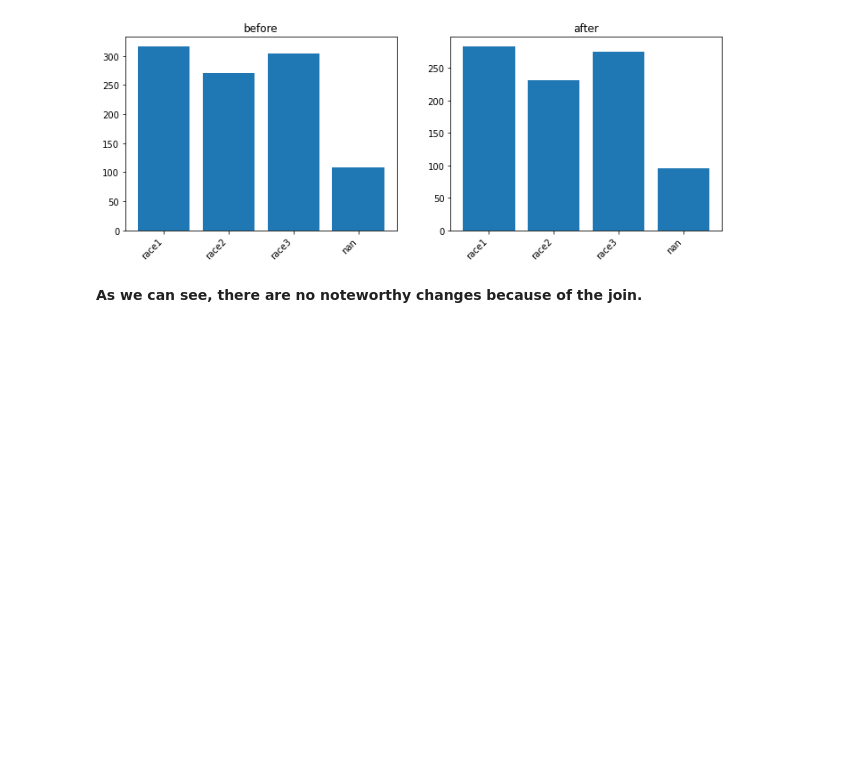
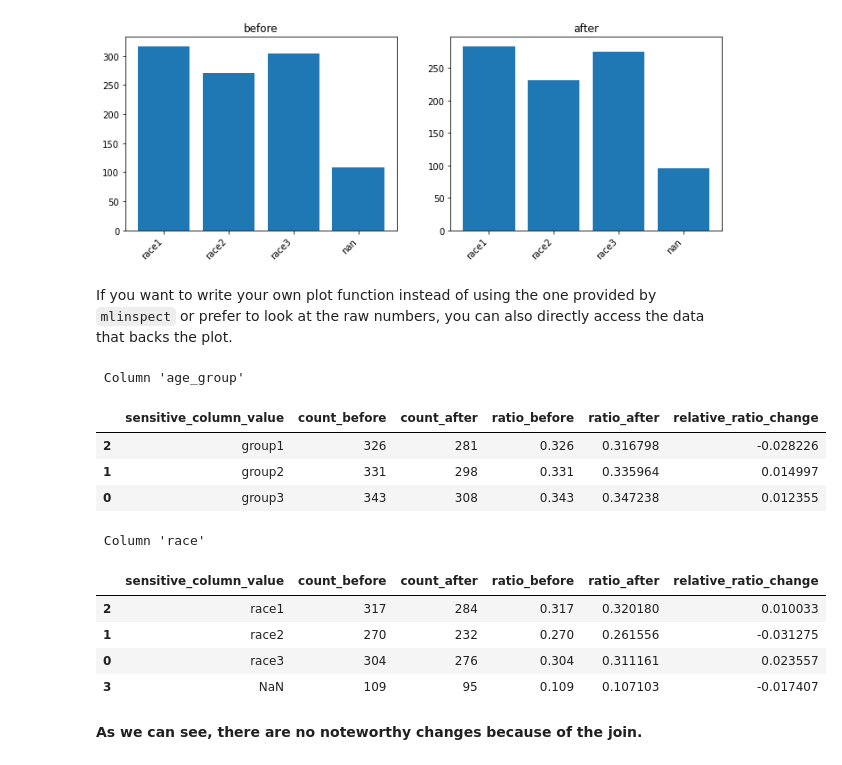
Before and after one commit to stefan-grafberger/mlinspect, a Jupyter notebook: demo/feature_overview/feature_overview.ipynb, the cells around one changed output. Drawn from its saved outputs; the diff is of its cells as text; code cells hidden in the pictures; blank space fills up the shorter version.

Commit message:
Updated feature_overview notebook to also showcase the new distribution_change.before_and_after_df

```diff
--- a/demo/feature_overview/feature_overview.ipynb
+++ b/demo/feature_overview/feature_overview.ipynb
@@ -201,6 +201,26 @@ for column, distribution_change in join_distribution_changes.items():
 [figure]
  Column 'race'
 [figure]
+# %% [markdown]
+If you want to write your own plot function instead of using the one provided by `mlinspect` or prefer to look at the raw numbers, you can also directly access the data that backs the plot.
+# %%
+_, join_distribution_changes = dag_node_distribution_changes_list[0]
+for column, distribution_change in join_distribution_changes.items():
+    print("")
+    print("\033[1m Column '{}'\033[0m".format(column))
+    display(distribution_change.before_and_after_df)
+# %% [output]
+ Column 'age_group'
+|  | sensitive_column_value | count_before | count_after | ratio_before | ratio_after | relative_ratio_change |
+| 2 | group1 | 326 | 281 | 0.326 | 0.316798 | -0.028226 |
+| 1 | group2 | 331 | 298 | 0.331 | 0.335964 | 0.014997 |
+| 0 | group3 | 343 | 308 | 0.343 | 0.347238 | 0.012355 |
+ Column 'race'
+|  | sensitive_column_value | count_before | count_after | ratio_before | ratio_after | relative_ratio_change |
+| 2 | race1 | 317 | 284 | 0.317 | 0.320180 | 0.010033 |
+| 1 | race2 | 270 | 232 | 0.270 | 0.261556 | -0.031275 |
+| 0 | race3 | 304 | 276 | 0.304 | 0.311161 | 0.023557 |
+| 3 | NaN | 109 | 95 | 0.109 | 0.107103 | -0.017407 |
 # %% [markdown]
 **As we can see, there are no noteworthy changes because of the join.**
 # %% [markdown]
```
Also changed, not shown: parts of 1 cell of this notebook.
